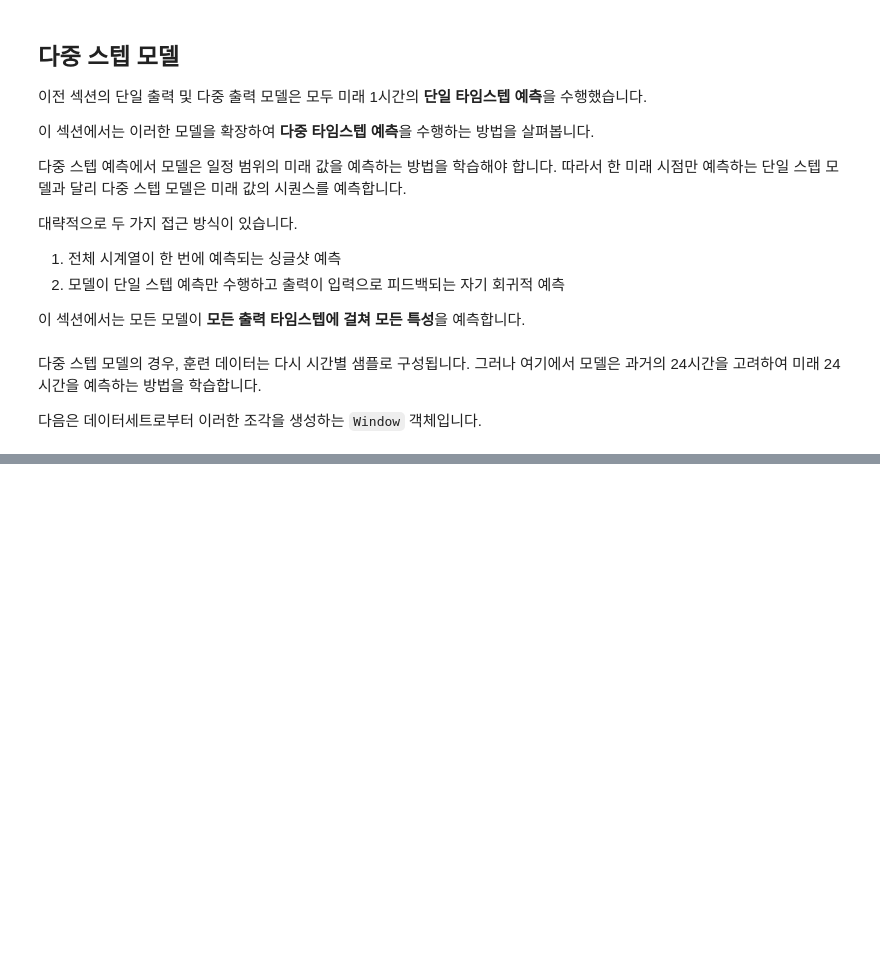
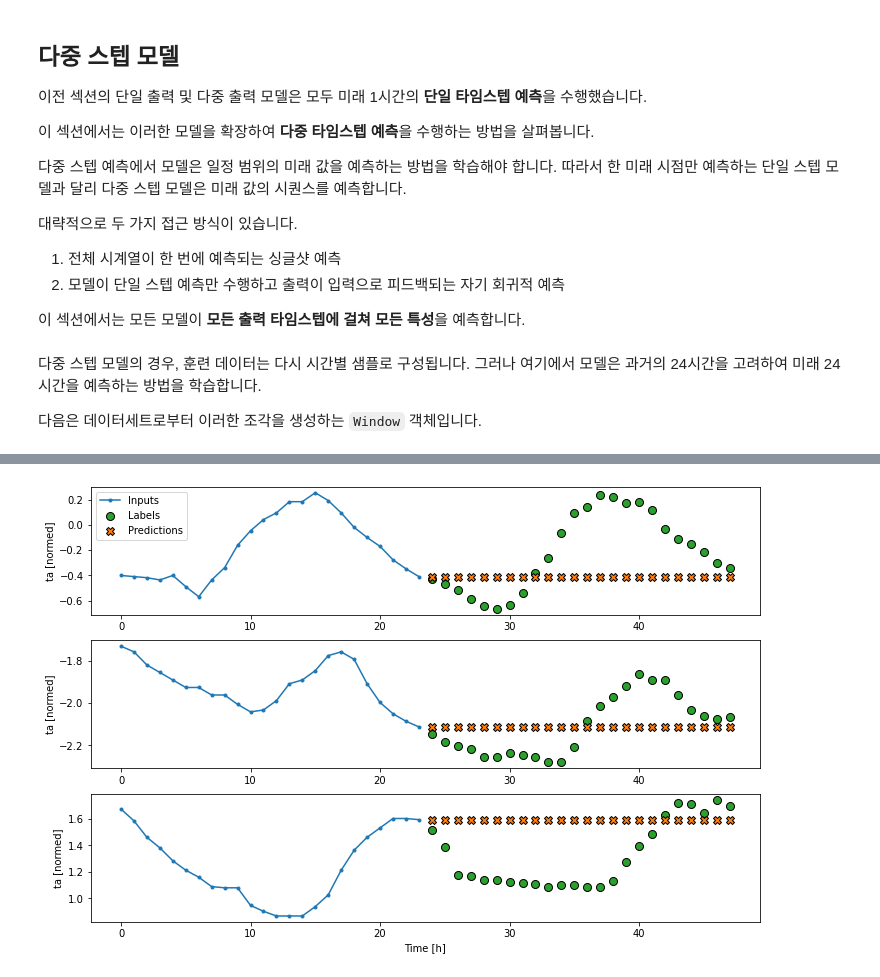
Before and after one commit to jongphago/dnn_architecture, a Jupyter notebook: timeseries/my_timeseries.ipynb, the cells around one changed output, grey strips where cells are left out. Cells and saved outputs as stored; diff of their text form; code cells hidden in the pictures; blank space fills up the shorter version.

```diff
--- a/timeseries/my_timeseries.ipynb
+++ b/timeseries/my_timeseries.ipynb
@@ -1220,0 +1299,11 @@ for name, value in performance.items():
+# %%
+class MultiStepLastBaseline(tf.keras.Model):
+    def call(self, inputs):
+        return tf.tile(inputs[:,-1,:], [1, OUT_STEPS, 1])
+# %%
+last_baseline = MultiStepLastBaseline()
+last_baseline.compile(loss=tf.losses.MeanSquaredError(),
+                      metrics=[tf.metrics.MeanAbsoluteError()])
+# %%
+multi_val_performance = {}
+multi_performance = {}
@@ -1220,0 +1317,5 @@ for name, value in performance.items():
+# %%
+multi_val_performance['Last'] = last_baseline.evaluate(multi_window.val)
+multi_performance['Last'] = last_baseline.evaluate(multi_window.val)
+multi_window.plot(last_baseline)
+# %% [output]
@@ -1220,0 +1324 @@ for name, value in performance.items():
+[figure, added]
```
Also changed, not shown: parts of 65 cells of this notebook.
